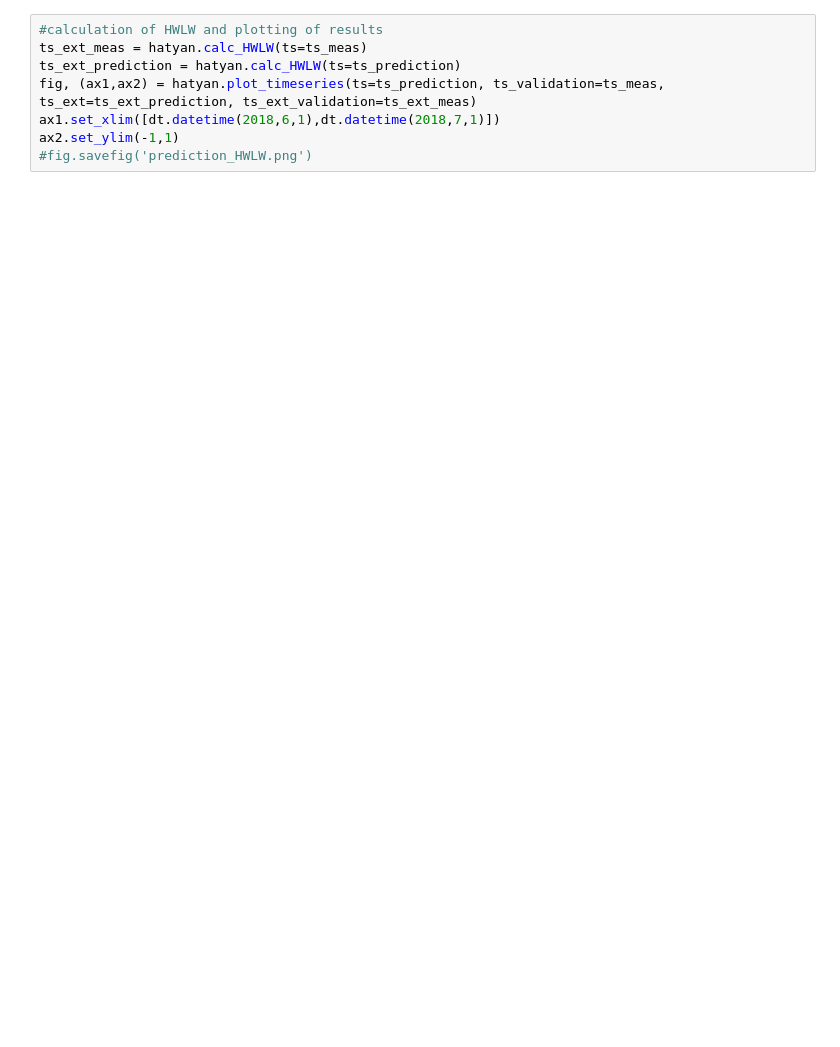
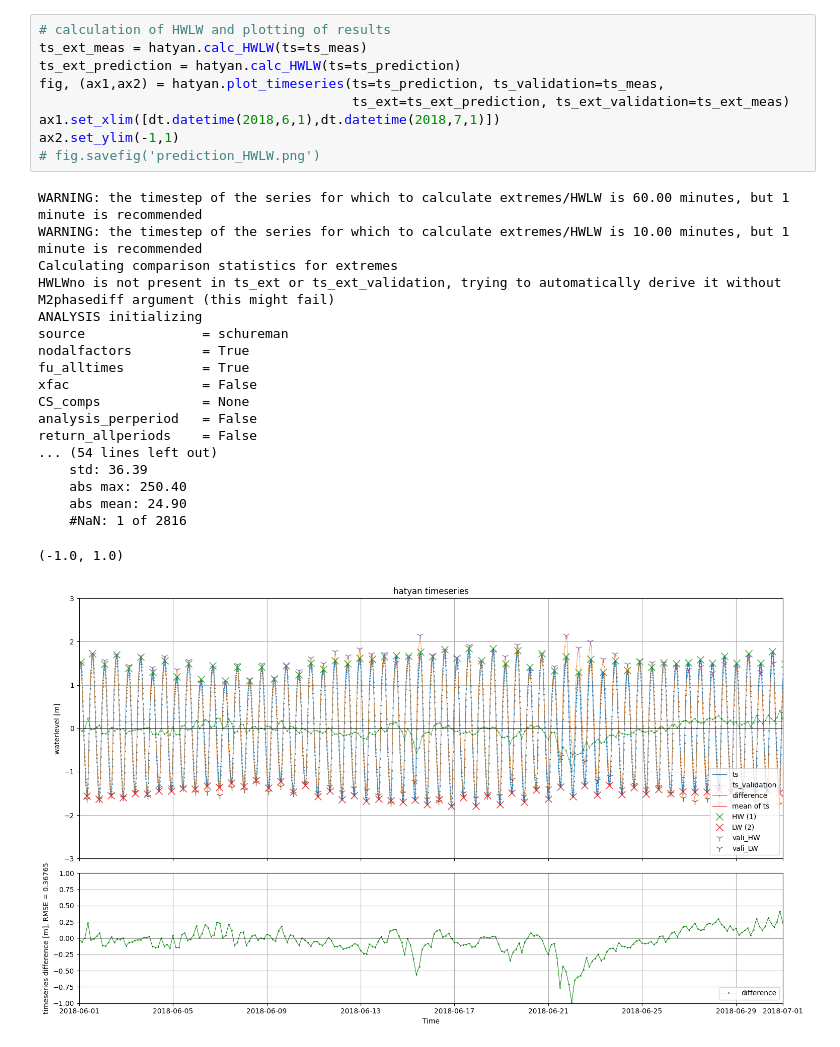
Before and after one commit to Deltares/hatyan, a Jupyter notebook: docs/notebooks/getting-started.ipynb, the cells around one changed output. Cells and saved outputs as stored; diff of their text form; blank space fills up the shorter version.

```diff
--- a/docs/notebooks/getting-started.ipynb
+++ b/docs/notebooks/getting-started.ipynb
@@ -35,10 +79,31 @@ ax2.set_ylim(-0.5,0.5)
 # %%
-#calculation of HWLW and plotting of results
+# calculation of HWLW and plotting of results
 ts_ext_meas = hatyan.calc_HWLW(ts=ts_meas)
 ts_ext_prediction = hatyan.calc_HWLW(ts=ts_prediction)
-fig, (ax1,ax2) = hatyan.plot_timeseries(ts=ts_prediction, ts_validation=ts_meas, ts_ext=ts_ext_prediction, ts_ext_validation=ts_ext_meas)
+fig, (ax1,ax2) = hatyan.plot_timeseries(ts=ts_prediction, ts_validation=ts_meas,
+                                        ts_ext=ts_ext_prediction, ts_ext_validation=ts_ext_meas)
 ax1.set_xlim([dt.datetime(2018,6,1),dt.datetime(2018,7,1)])
 ax2.set_ylim(-1,1)
-#fig.savefig('prediction_HWLW.png')
+# fig.savefig('prediction_HWLW.png')
+# %% [output]
+WARNING: the timestep of the series for which to calculate extremes/HWLW is 60.00 minutes, but 1 minute is recommended
+WARNING: the timestep of the series for which to calculate extremes/HWLW is 10.00 minutes, but 1 minute is recommended
+Calculating comparison statistics for extremes
+HWLWno is not present in ts_ext or ts_ext_validation, trying to automatically derive it without M2phasediff argument (this might fail)
+ANALYSIS initializing
+source               = schureman
+nodalfactors         = True
+fu_alltimes          = True
+xfac                 = False
+CS_comps             = None
+analysis_perperiod   = False
+return_allperiods    = False
+... (54 lines left out)
+    std: 36.39
+    abs max: 250.40
+    abs mean: 24.90
+    #NaN: 1 of 2816
+(-1.0, 1.0)
+[figure, added]
 # %%
 fig, ax = hatyan.plot_HWLW_validatestats(ts_ext=ts_ext_prediction, ts_ext_validation=ts_ext_meas)
```
Also changed, not shown: parts of 6 cells of this notebook.
